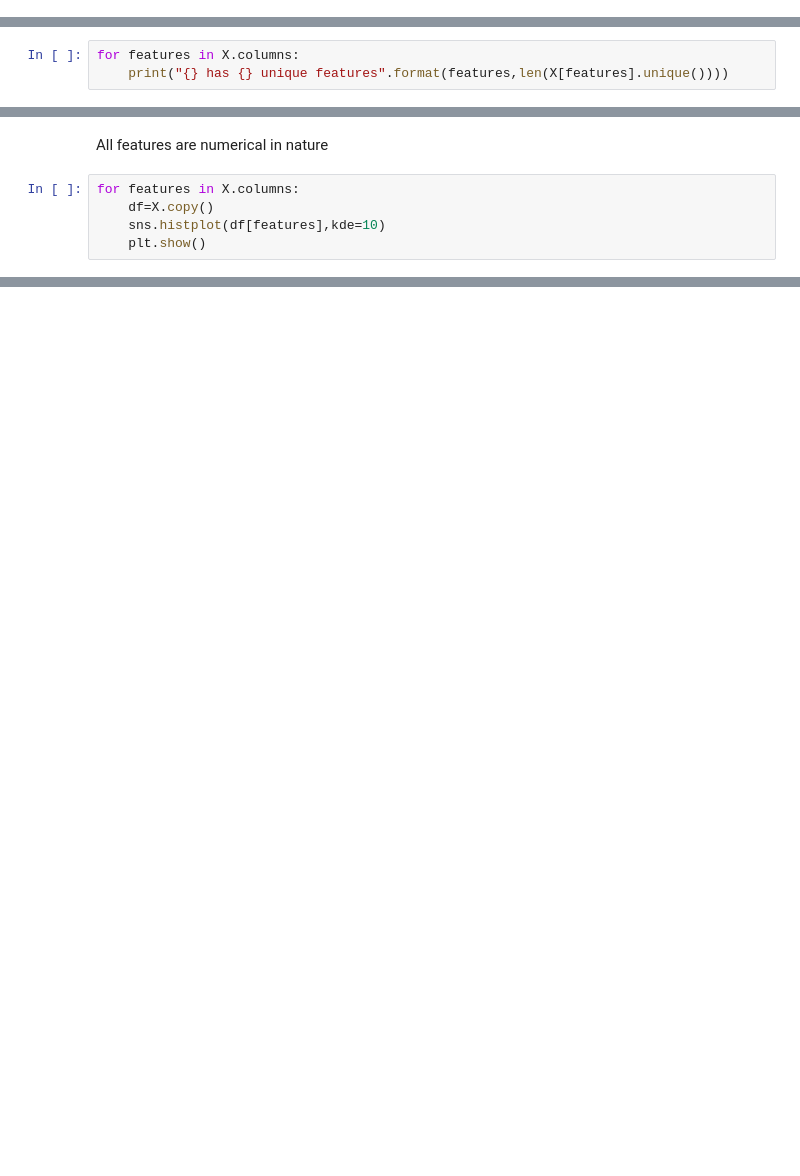
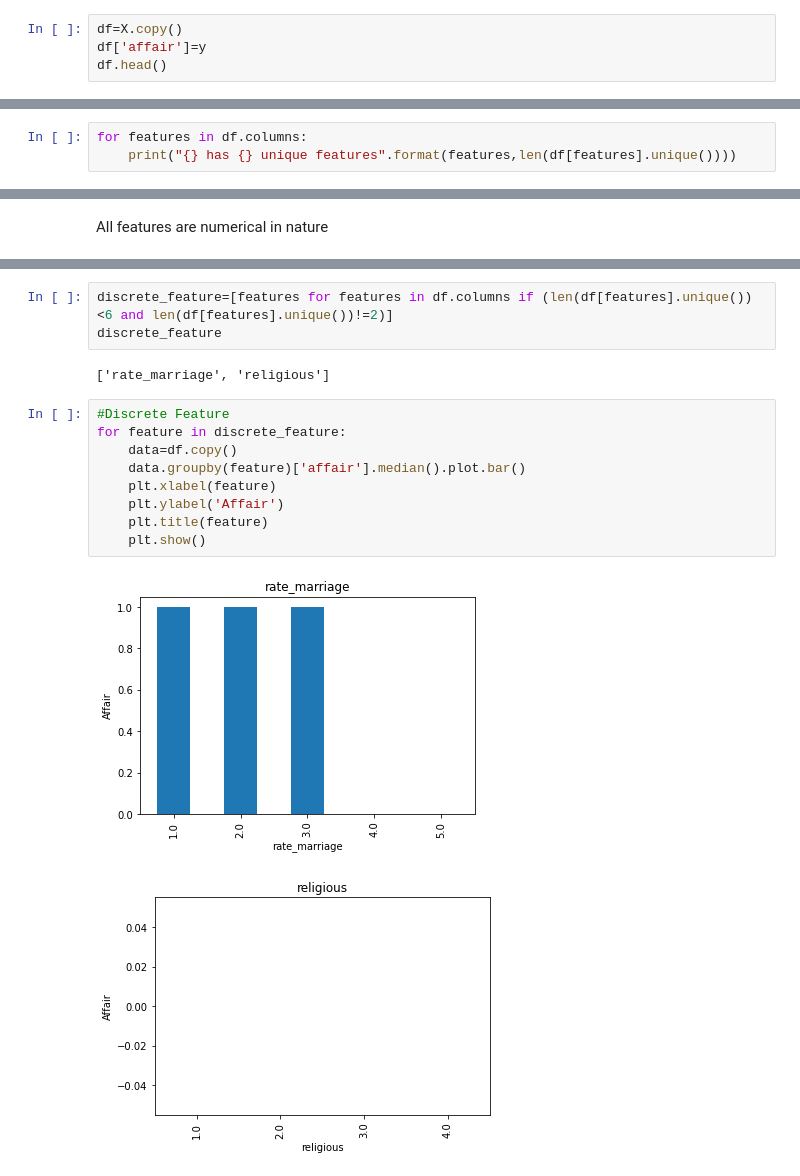
Before and after one commit to shiv0112/logistic_regression_affair, a Jupyter notebook: notebooks/logistic_regression.ipynb, the cells around one changed output, grey strips where cells are left out. Drawn from its saved outputs; the diff is of its cells as text; blank space fills up the shorter version.

```diff
--- a/notebooks/logistic_regression.ipynb
+++ b/notebooks/logistic_regression.ipynb
@@ -223,2 +162,6 @@ array([1., 1., 1., ..., 0., 0., 0.])
 # %% [markdown]
 ## Exploratory Data Analysis
+# %%
+df=X.copy()
+df['affair']=y
+df.head()
@@ -225,6 +182,6 @@ array([1., 1., 1., ..., 0., 0., 0.])
 # %%
-for features in X.columns:
-    print("{} has {} unique features".format(features,len(X[features].unique())))
+for features in df.columns:
+    print("{} has {} unique features".format(features,len(df[features].unique())))
 # %% [output]
 occ_2 has 2 unique features
 occ_3 has 2 unique features
@@ -264,7 +211,2 @@ This means we have no missing values in our data set
 # %% [markdown]
 All features are numerical in nature
-# %%
-for features in X.columns:
-    df=X.copy()
-    sns.histplot(df[features],kde=10)
-    plt.show()
@@ -284,0 +213,17 @@ for features in X.columns:
+# %%
+discrete_feature=[features for features in df.columns if (len(df[features].unique())<6 and len(df[features].unique())!=2)]
+discrete_feature
+# %% [output]
+['rate_marriage', 'religious']
+# %%
+#Discrete Feature
+for feature in discrete_feature:
+    data=df.copy()
+    data.groupby(feature)['affair'].median().plot.bar()
+    plt.xlabel(feature)
+    plt.ylabel('Affair')
+    plt.title(feature)
+    plt.show()
+# %% [output]
+[figure, added]
+[figure, added]
```
Also changed, not shown: parts of 45 cells of this notebook.
